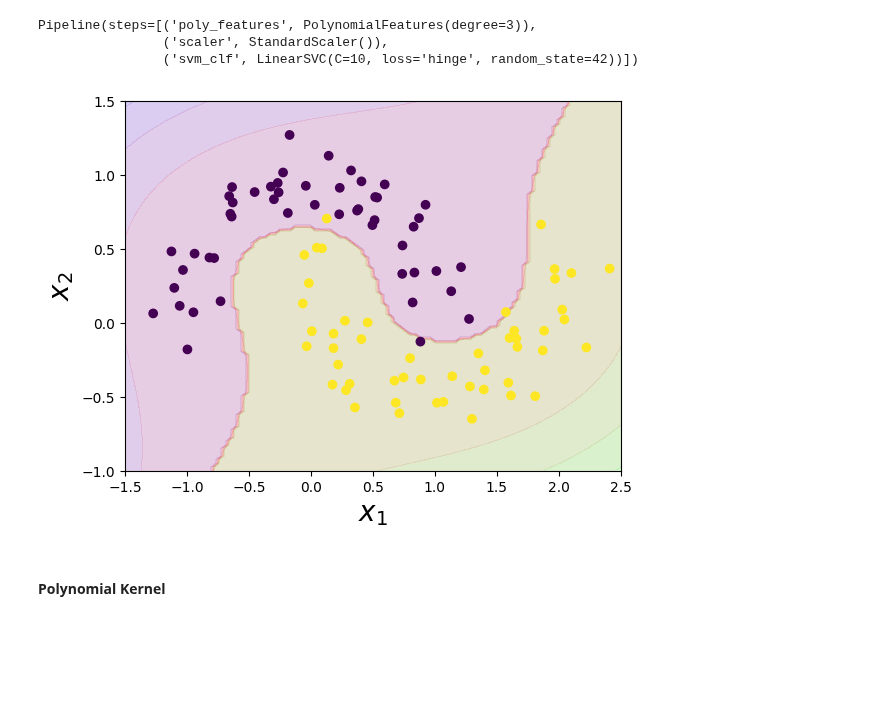
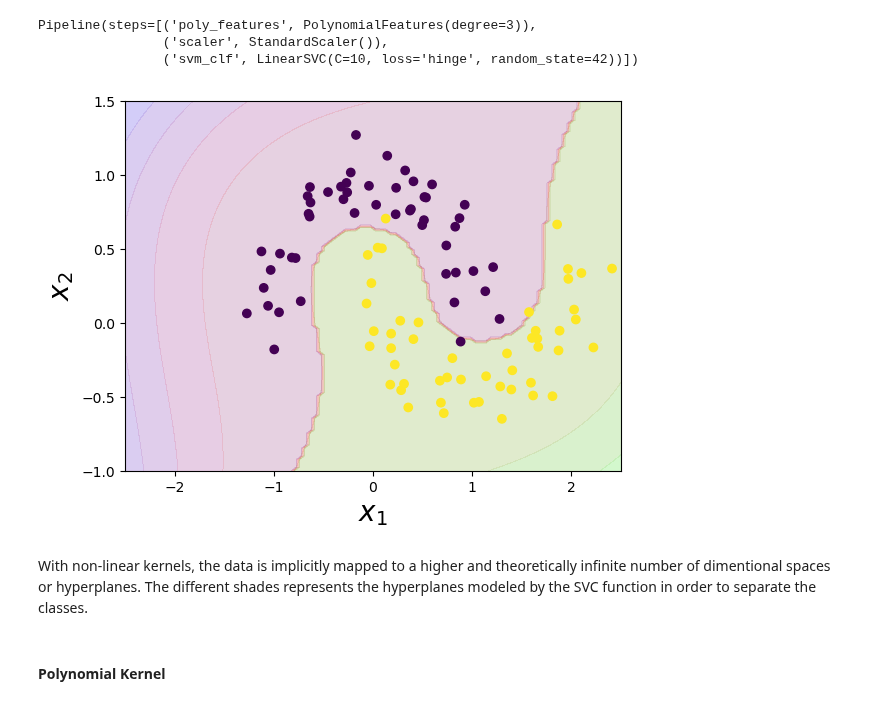
Before and after one commit to uOttawa-IT-Research-teaching/SVM, a Jupyter notebook: 3-deeper_understanding.ipynb, the cells around one changed output. Drawn from its saved outputs; the diff is of its cells as text; code cells hidden in the pictures; blank space fills up the shorter version.

```diff
--- a/3-deeper_understanding.ipynb
+++ b/3-deeper_understanding.ipynb
@@ -220,12 +220,14 @@ def plot_predictions(clf, axes):
     plt.contourf(x0, x1, y_pred,cmap=plt.cm.brg, alpha=0.1)
     plt.contourf(x0, x1, y_decision, cmap=plt.cm.brg, alpha=0.1)
 # %%
-plot_predictions(polynomial_svm_clf, [-1.5, 2.5,-1.0,1.5])
+plot_predictions(polynomial_svm_clf, [-2.5, 2.5,-1.0,1.5])
 x = plt.scatter(X[:,0],X[:,1], c=y)
 plt.xlabel(r"$x_1$", fontsize=20)
 x =plt.ylabel(r"$x_2$", fontsize=20)
 # %% [output]
-[figure, old version]
+[figure, new version]
+# %% [markdown]
+With non-linear kernels, the data is implicitly mapped to a higher and theoretically infinite number of dimentional spaces or hyperplanes.  The different shades represents the hyperplanes modeled by the SVC function in order to separate the classes.
 # %% [markdown]
 #### Polynomial Kernel
 # %% [markdown]
```
Also changed, not shown: parts of 8 cells of this notebook, 3 other files.
